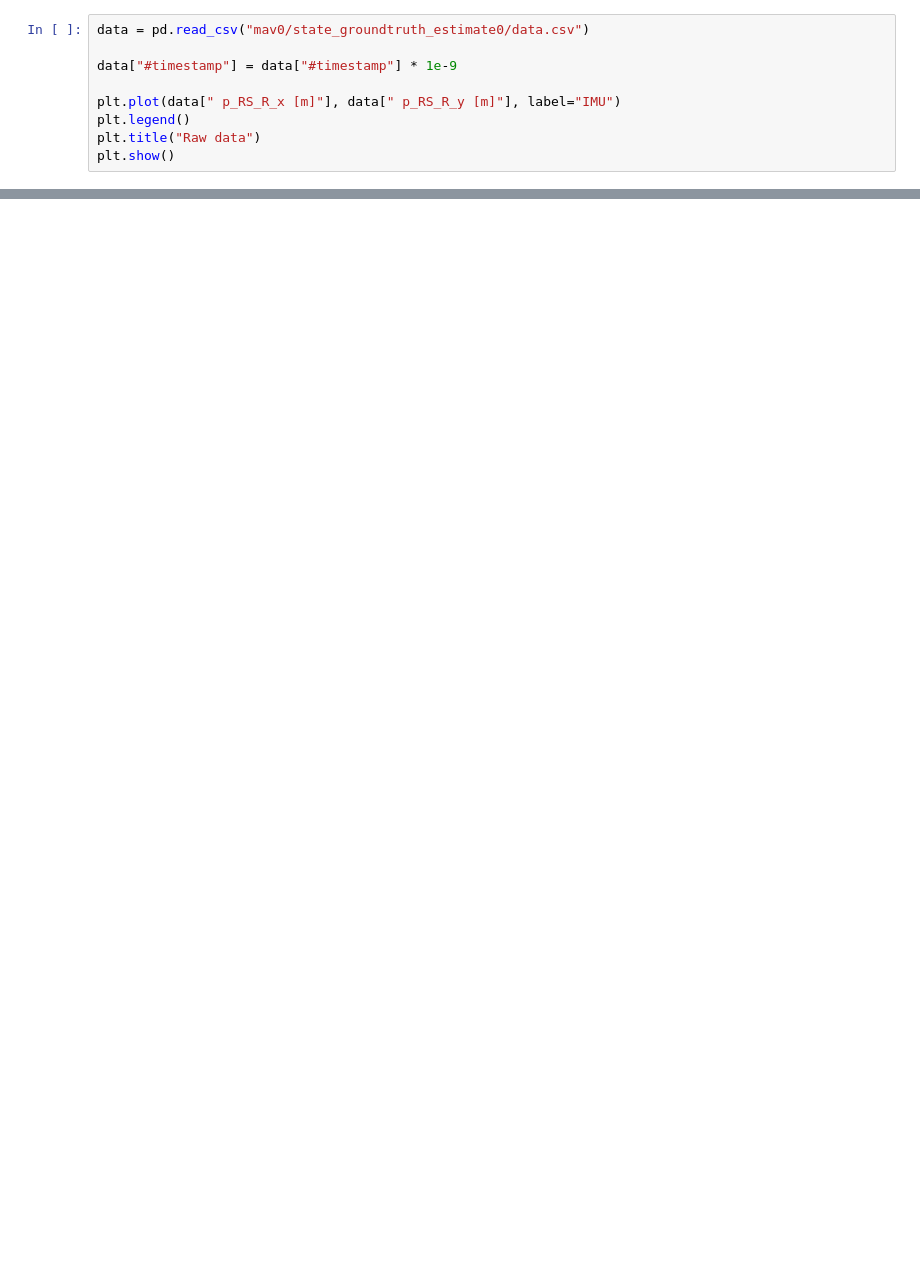
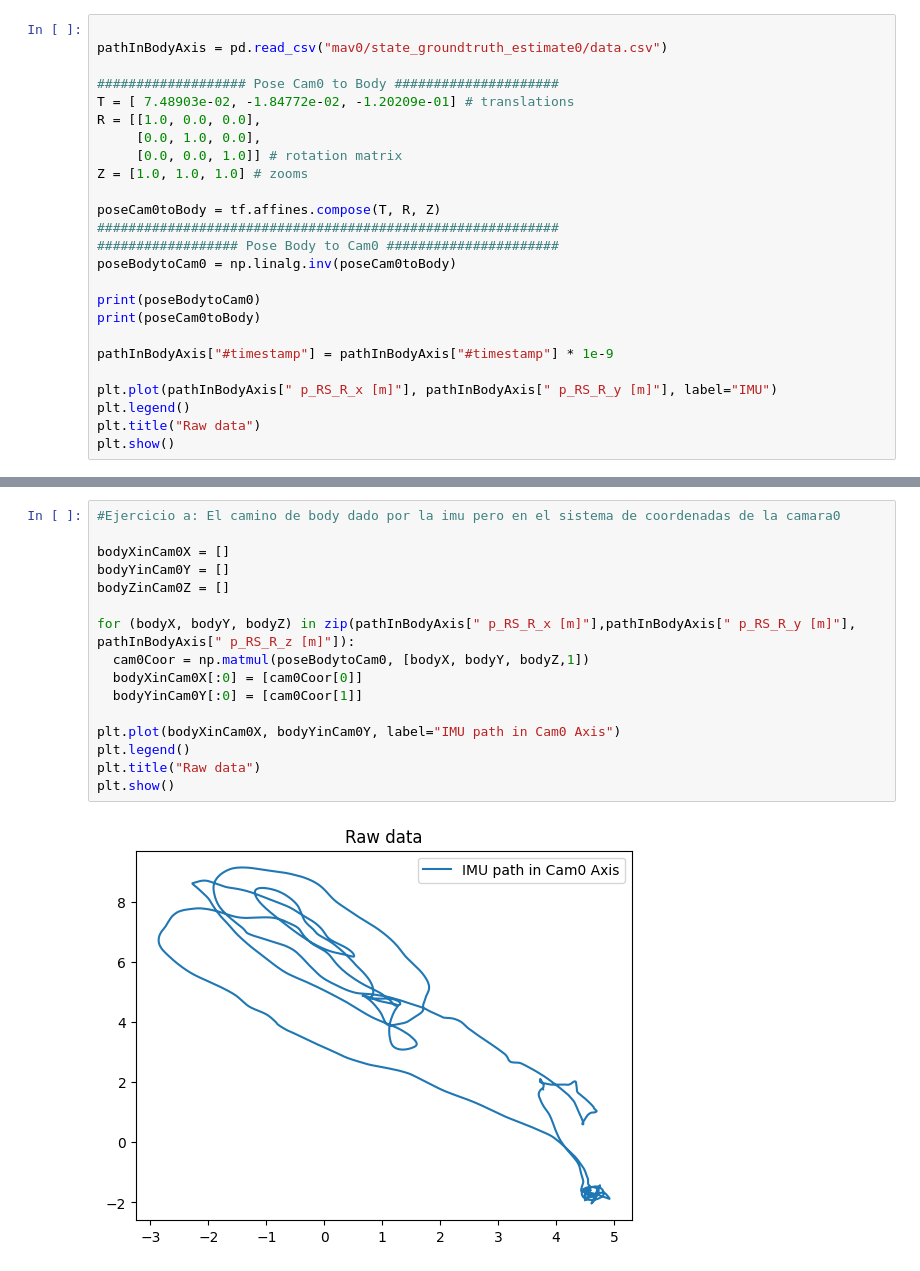
Before and after one commit to EmmanuelMess/Robotica-Movil-TP1, a Jupyter notebook: main.ipynb, the cells around one changed output, grey strips where cells are left out. Saved outputs shown, nothing was run; the diff lists cells and outputs as text; blank space fills up the shorter version.

```diff
--- a/main.ipynb
+++ b/main.ipynb
@@ -6,9 +20,25 @@ import transforms3d as t
 # %%
-data = pd.read_csv("mav0/state_groundtruth_estimate0/data.csv")
 
-data["#timestamp"] = data["#timestamp"] * 1e-9
+pathInBodyAxis = pd.read_csv("mav0/state_groundtruth_estimate0/data.csv")
 
-plt.plot(data[" p_RS_R_x [m]"], data[" p_RS_R_y [m]"], label="IMU")
+################### Pose Cam0 to Body #####################
+T = [ 7.48903e-02, -1.84772e-02, -1.20209e-01] # translations
+R = [[1.0, 0.0, 0.0],
+     [0.0, 1.0, 0.0],
+     [0.0, 0.0, 1.0]] # rotation matrix
+Z = [1.0, 1.0, 1.0] # zooms
+
+poseCam0toBody = tf.affines.compose(T, R, Z)
+###########################################################
+################## Pose Body to Cam0 ######################
+poseBodytoCam0 = np.linalg.inv(poseCam0toBody)
+
+print(poseBodytoCam0)
+print(poseCam0toBody)
+
+pathInBodyAxis["#timestamp"] = pathInBodyAxis["#timestamp"] * 1e-9
+
+plt.plot(pathInBodyAxis[" p_RS_R_x [m]"], pathInBodyAxis[" p_RS_R_y [m]"], label="IMU")
 plt.legend()
 plt.title("Raw data")
 plt.show()
@@ -16 +54,19 @@ plt.show()
 [figure]
+# %%
+#Ejercicio a: El camino de body dado por la imu pero en el sistema de coordenadas de la camara0
+
+bodyXinCam0X = []
+bodyYinCam0Y = []
+bodyZinCam0Z = []
+
+for (bodyX, bodyY, bodyZ) in zip(pathInBodyAxis[" p_RS_R_x [m]"],pathInBodyAxis[" p_RS_R_y [m]"], pathInBodyAxis[" p_RS_R_z [m]"]):
+  cam0Coor = np.matmul(poseBodytoCam0, [bodyX, bodyY, bodyZ,1])
+  bodyXinCam0X[:0] = [cam0Coor[0]]
+  bodyYinCam0Y[:0] = [cam0Coor[1]]
+
+plt.plot(bodyXinCam0X, bodyYinCam0Y, label="IMU path in Cam0 Axis")
+plt.legend()
+plt.title("Raw data")
+plt.show()
+# %% [output]
+[figure, added]
```
Also changed, not shown: parts of 5 cells of this notebook, 2 other files.
